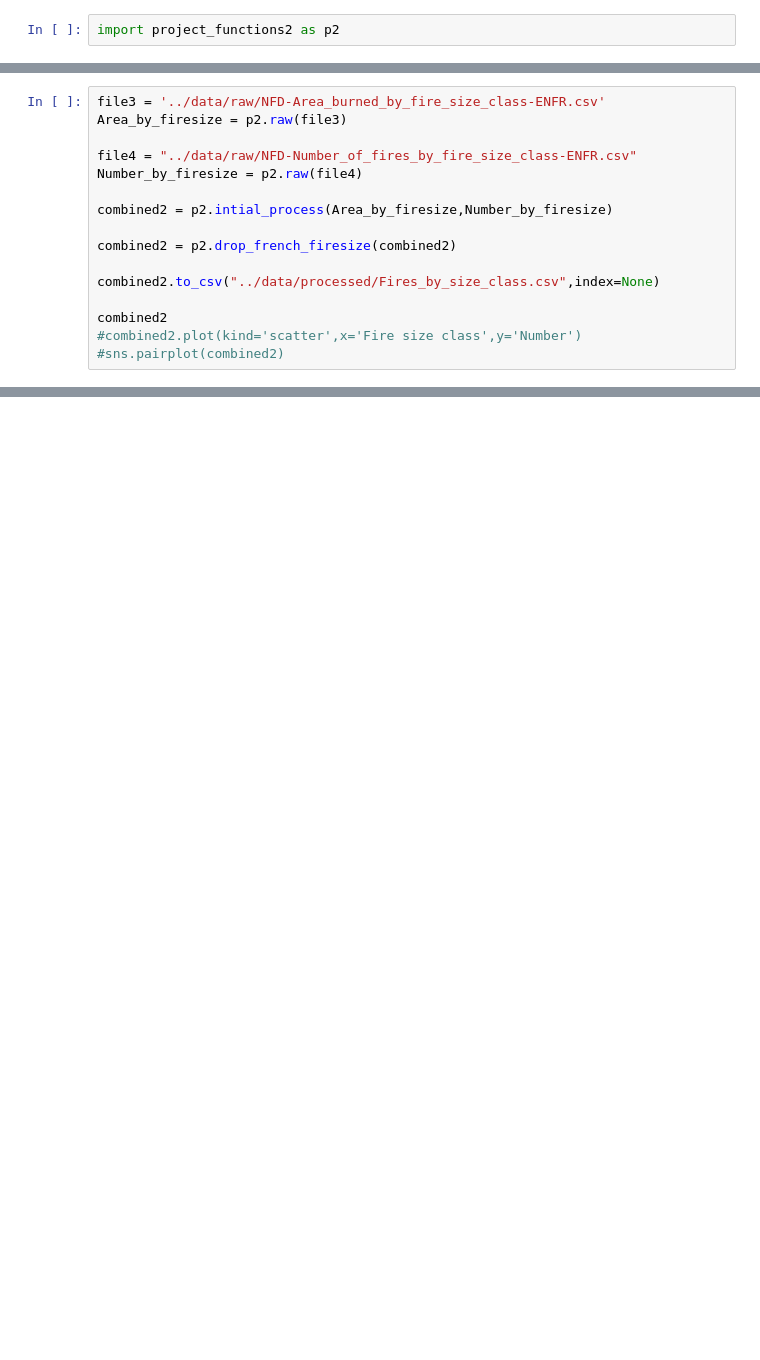
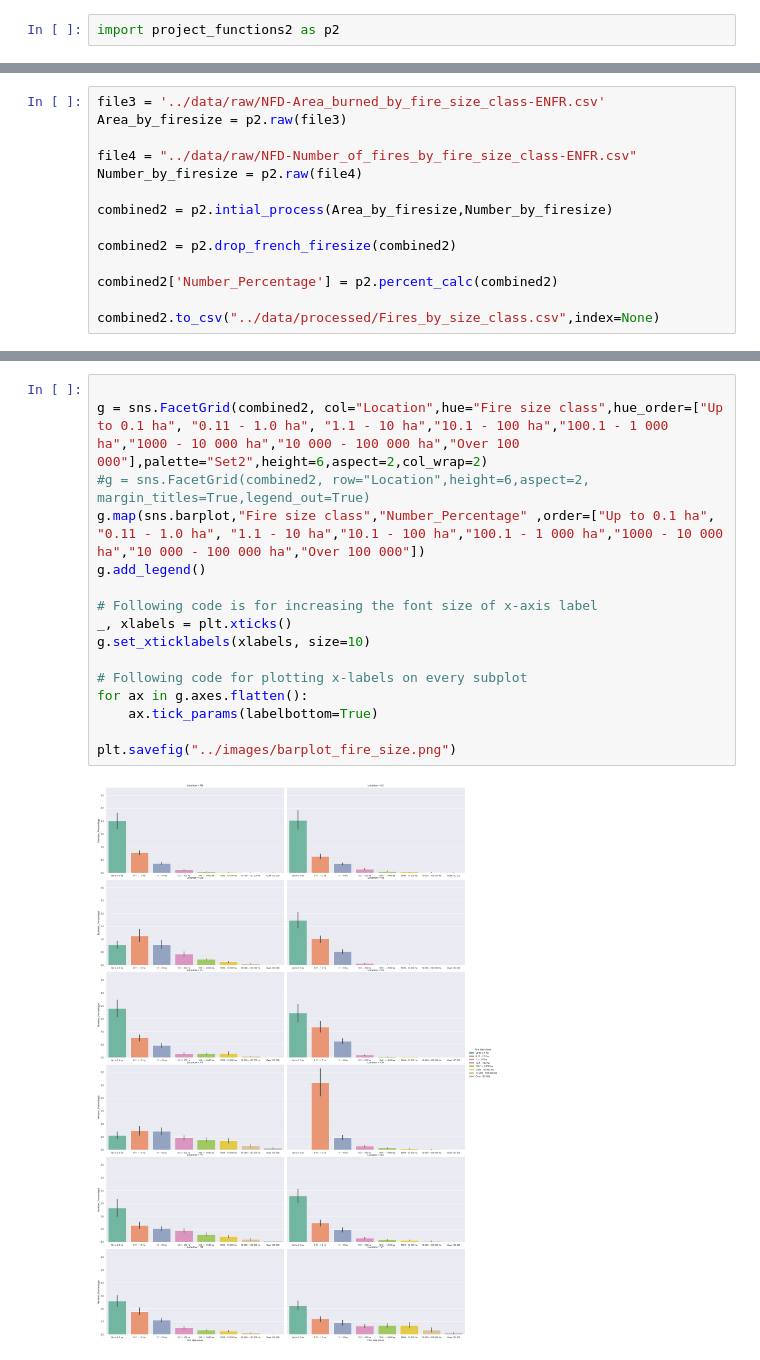
Before and after one commit to data301-2021-winter1/project-group33-project, a Jupyter notebook: notebooks/analysis2.ipynb, the cells around one changed output, grey strips where cells are left out. Cells and saved outputs as stored; diff of their text form; blank space fills up the shorter version.

```diff
--- a/notebooks/analysis2.ipynb
+++ b/notebooks/analysis2.ipynb
@@ -305,9 +294,7 @@ combined2 = p2.intial_process(Area_by_firesize,Number_by_firesize)
 
 combined2 = p2.drop_french_firesize(combined2)
 
+combined2['Number_Percentage'] = p2.percent_calc(combined2)
+
 combined2.to_csv("../data/processed/Fires_by_size_class.csv",index=None)
-
-combined2
-#combined2.plot(kind='scatter',x='Fire size class',y='Number')
-#sns.pairplot(combined2)
 # %% [output]
@@ -326,0 +411,18 @@ combined2
+# %%
+
+g = sns.FacetGrid(combined2, col="Location",hue="Fire size class",hue_order=["Up to 0.1 ha", "0.11 - 1.0 ha", "1.1 - 10 ha","10.1 - 100 ha","100.1 - 1 000 ha","1000 - 10 000 ha","10 000 - 100 000 ha","Over 100 000"],palette="Set2",height=6,aspect=2,col_wrap=2)
+#g = sns.FacetGrid(combined2, row="Location",height=6,aspect=2, margin_titles=True,legend_out=True)
+g.map(sns.barplot,"Fire size class","Number_Percentage" ,order=["Up to 0.1 ha", "0.11 - 1.0 ha", "1.1 - 10 ha","10.1 - 100 ha","100.1 - 1 000 ha","1000 - 10 000 ha","10 000 - 100 000 ha","Over 100 000"])
+g.add_legend()
+
+# Following code is for increasing the font size of x-axis label
+_, xlabels = plt.xticks()
+g.set_xticklabels(xlabels, size=10)
+
+# Following code for plotting x-labels on every subplot
+for ax in g.axes.flatten():
+    ax.tick_params(labelbottom=True)
+
+plt.savefig("../images/barplot_fire_size.png")
+# %% [output]
+[figure, added]
```
Also changed, not shown: parts of 40 cells of this notebook, 8 other files.
